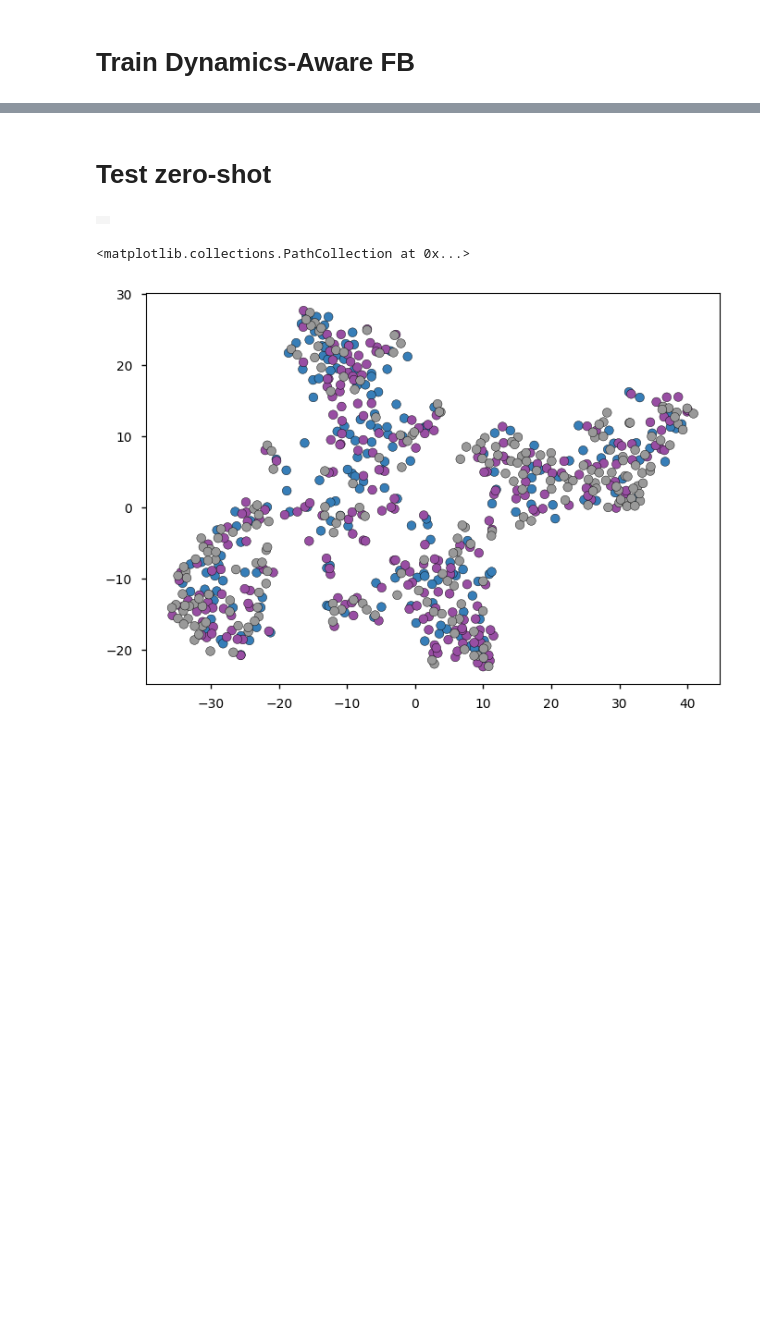
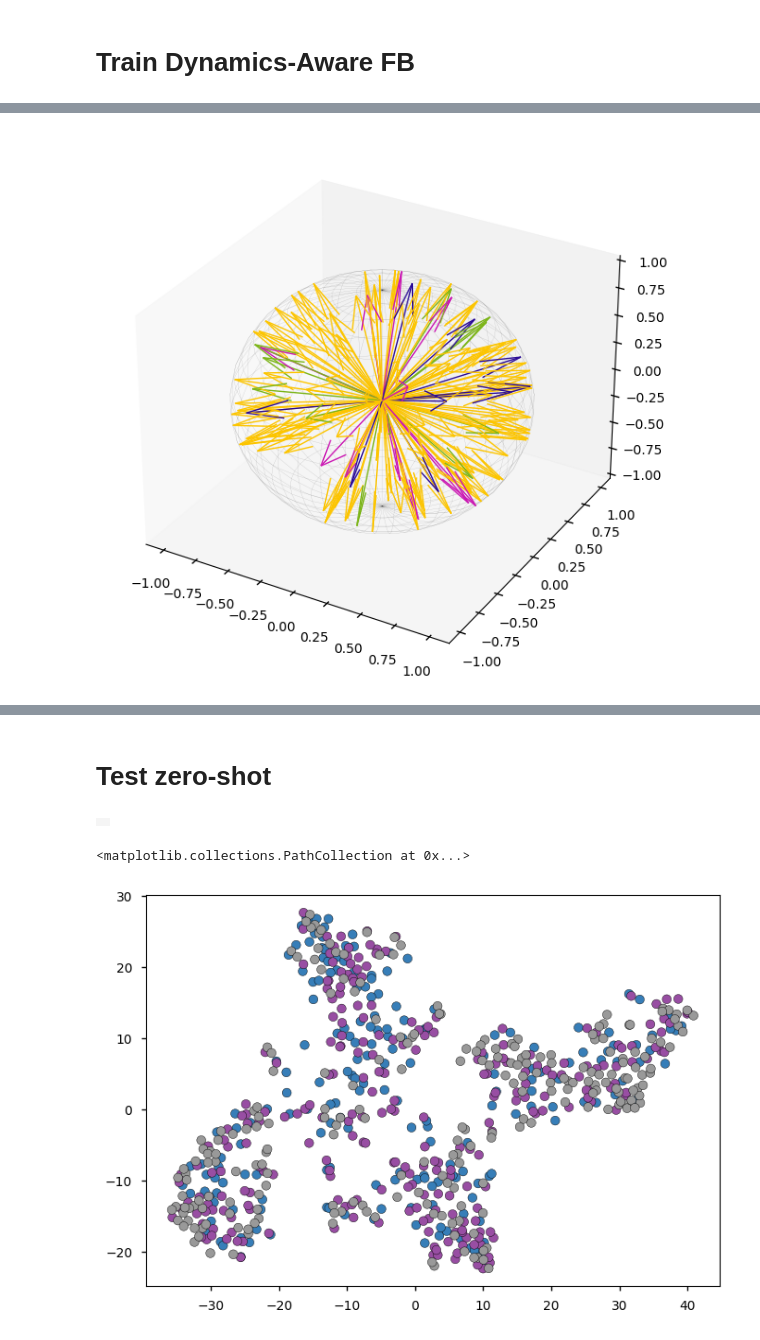
Before and after one commit to skylooop/BeliefConditionedFB, a Jupyter notebook: notebooks/dynamics_fb_doors.ipynb, the cells around one changed output, grey strips where cells are left out. Saved outputs shown, nothing was run; the diff lists cells and outputs as text; code cells hidden in the pictures; blank space fills up the shorter version.

```diff
--- a/notebooks/dynamics_fb_doors.ipynb
+++ b/notebooks/dynamics_fb_doors.ipynb
@@ -545,3 +619,46 @@ plt.show()
+# %%
+import numpy as np
+import matplotlib.pyplot as plt
+
+def sample_sphere_points(n_points, dominant_fraction=0.8):
+    vec = np.random.normal(size=(n_points, 3))
+    vec /= np.linalg.norm(vec, axis=1)[:, None]
+    probs = [dominant_fraction] + [(1 - dominant_fraction) / 3] * 3
+    color_idx = np.random.choice(4, size=n_points, p=probs)
+    return vec, color_idx
+
+# Smaller sample size for stability
+n_points = 150
+points, color_idx = sample_sphere_points(n_points)
+
+# Nice palette fdc500fc
+palette = ["#fdc500fc", "#cb17b3fc", "#2a0a96fc", "#7cb518"]
+# cb17b3fc fdc500fc
+colors = np.array(palette)[color_idx]
+
+# Plot arrows
+fig = plt.figure(figsize=(6, 6))
+ax = fig.add_subplot(111, projection='3d')
+ax.quiver(
+    np.zeros(n_points), np.zeros(n_points), np.zeros(n_points),
+    points[:, 0], points[:, 1], points[:, 2],
+    color=colors, length=1.0, normalize=True, linewidth=1, alpha=1.0
+)
+
+# Dotted sphere outline
+u, v = np.meshgrid(np.linspace(0, 2*np.pi, 40), np.linspace(0, np.pi, 20))
+x = np.cos(u) * np.sin(v)
+y = np.sin(u) * np.sin(v)
+z = np.cos(v)
+ax.plot_wireframe(x, y, z, linestyle='-', linewidth=0.1, alpha=0.4, color='black')
+ax.xaxis._axinfo["grid"]['color'] =  (1,1,1,0)
+ax.yaxis._axinfo["grid"]['color'] =  (1,1,1,0)
+ax.zaxis._axinfo["grid"]['color'] =  (1,1,1,0)
+plt.tight_layout()
+plt.savefig("sphere_l2.svg", dpi=100)
+plt.show()
+# %% [output]
+[figure, added]
 # %%
 from envs.minigrid.doors_grid import DynamicsGeneralization_Doors, MinigridWrapper
 
```
Also changed, not shown: parts of 12 cells of this notebook, 4 other files.
